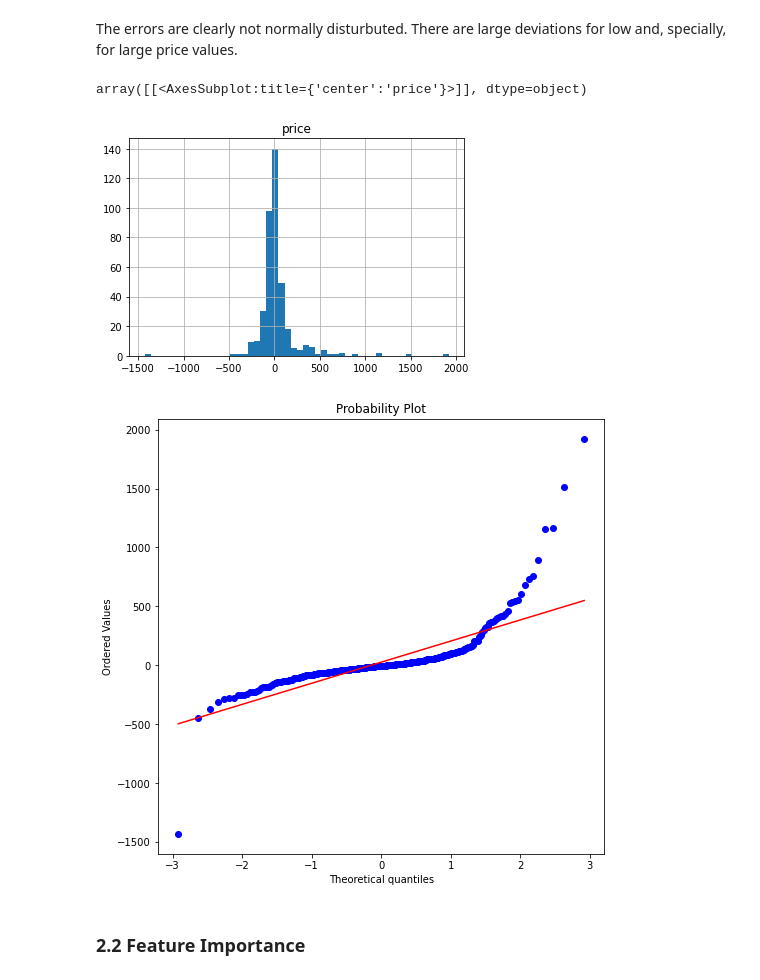
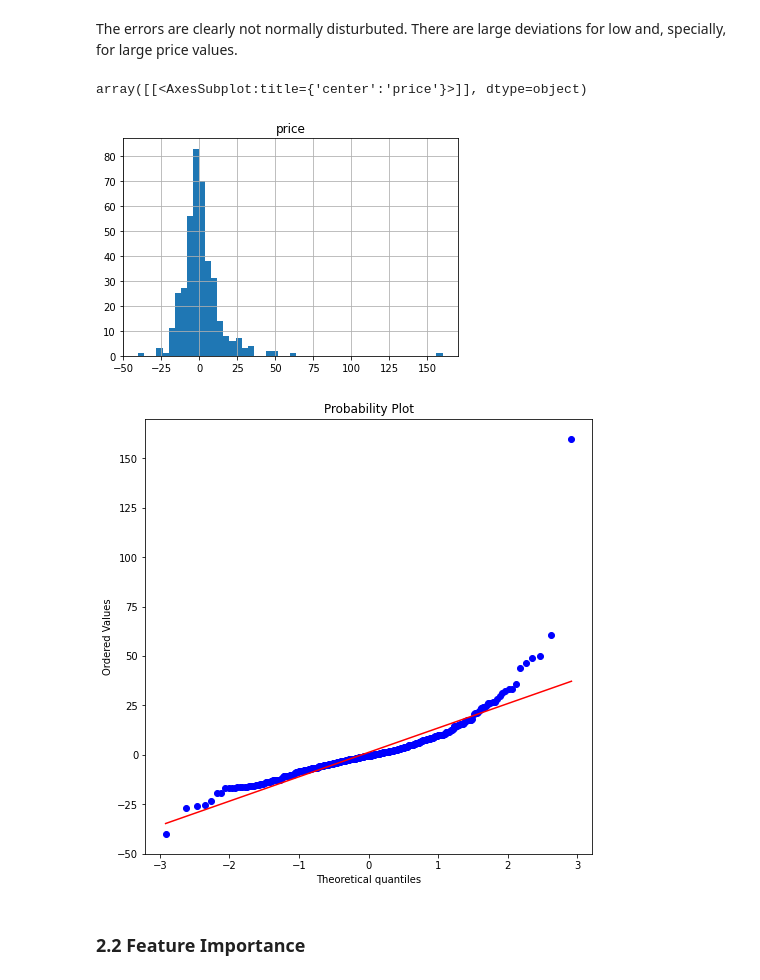
Before and after one commit to mxagar/airbnb_data_analysis, a Jupyter notebook: 03_AirBnB_DataAnalysis_Modelling.ipynb, the cells around one changed output. Cells and saved outputs as stored; diff of their text form; code cells hidden in the pictures.

Commit message:
modelling finished

```diff
--- a/03_AirBnB_DataAnalysis_Modelling.ipynb
+++ b/03_AirBnB_DataAnalysis_Modelling.ipynb
@@ -122,17 +124,19 @@ price    484.307767
 Name: 0.85, dtype: float64
 # %%
 # Real vs. Predicted
-# The R2 is only 0.54
+# The R2 is only 0.35
 # We can see that as the price increases, the prediction error increases
-# For large prices (> 500 USD) teh model underpredicts the price.
-# That is to be expected, since +85% of the listings used to train are below 500 USD
+# For large prices the model underpredicts the price.
+# That is to be expected, since most of the listings have smaller prices/person
 plt.figure(figsize=(8,8))
 x = np.exp(y_test)
-y = np.exp(lm_lasso.predict(X_test))
-plt.scatter(x, y)
+y_lm = np.exp(lm.predict(X_test))
+#x = np.exp(y_train)
+#y_lm = np.exp(lm.predict(X_train))
+plt.scatter(x, y_lm,color='b',alpha=0.5)
 plt.plot(np.array([0,np.max(x)],dtype='object'),np.array([0,np.max(x)],dtype='object'),'r-')
-plt.xlabel('True Listing Price, USD')
-plt.ylabel('Predicted Listing Price, USD')
+plt.xlabel('True Listing Price, USD/person')
+plt.ylabel('Predicted Listing Price, USD/person')
 plt.title('Evaluation of Regression Predictions')
 plt.axis('equal')
 # %% [output]
@@ -146,16 +147,16 @@ plt.axis('equal')
 # %% [markdown]
 The errors are clearly not normally disturbuted. There are large deviations for low and, specially, for large price values.
 # %%
-error = x - y
+error = x - y_lm
 error.hist(bins=50,figsize=(6,4))
 # %% [output]
 array([[<AxesSubplot:title={'center':'price'}>]], dtype=object)
-[figure, old version]
+[figure, new version]
 # %%
 plt.figure(figsize=(8,8))
 stats.probplot(error['price'], dist="norm", plot=plt);
 # %% [output]
-[figure, old version]
+[figure, new version]
 # %% [markdown]
 ### 2.2 Feature Importance
 # %%
```
Also changed, not shown: parts of 43 cells of this notebook, 1 other file.
